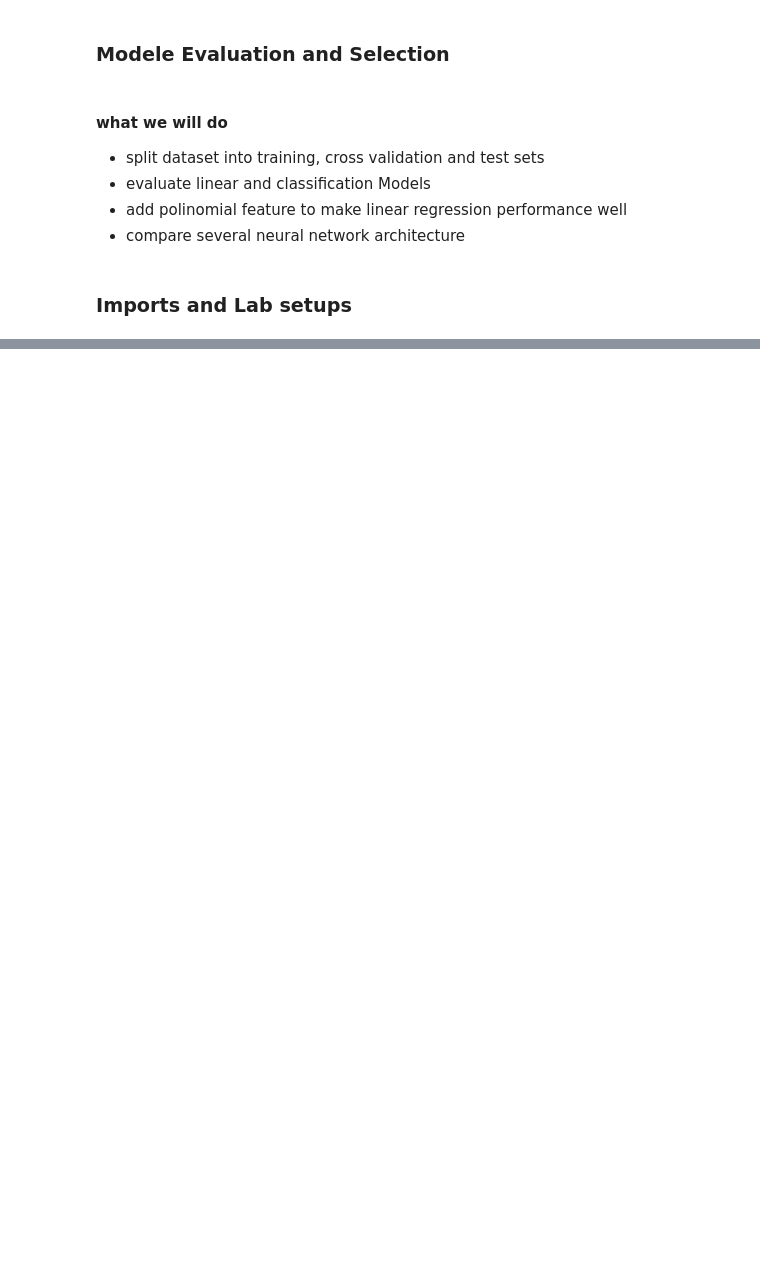
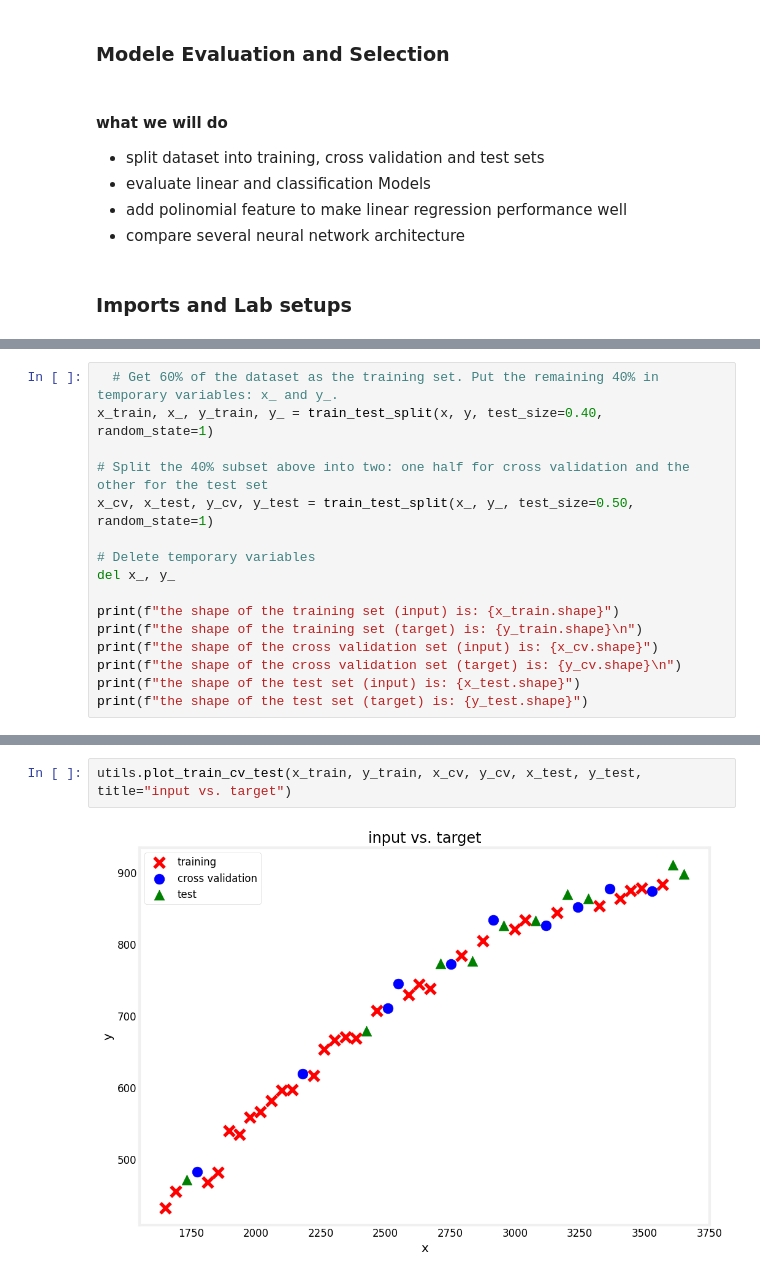
Before and after one commit to YeabsiraNigusse/machine-Learning, a Jupyter notebook: Model Evaluation and Selection/Model Evaluation and Selection.ipynb, the cells around one changed output, grey strips where cells are left out. Cells and saved outputs as stored; diff of their text form; blank space fills up the shorter version.

```diff
--- a/Model Evaluation and Selection/Model Evaluation and Selection.ipynb
+++ b/Model Evaluation and Selection/Model Evaluation and Selection.ipynb
@@ -41,0 +104,16 @@ tf.autograph.set_verbosity(0)
+# %%
+  # Get 60% of the dataset as the training set. Put the remaining 40% in temporary variables: x_ and y_.
+x_train, x_, y_train, y_ = train_test_split(x, y, test_size=0.40, random_state=1)
+
+# Split the 40% subset above into two: one half for cross validation and the other for the test set
+x_cv, x_test, y_cv, y_test = train_test_split(x_, y_, test_size=0.50, random_state=1)
+
+# Delete temporary variables
+del x_, y_
+
+print(f"the shape of the training set (input) is: {x_train.shape}")
+print(f"the shape of the training set (target) is: {y_train.shape}\n")
+print(f"the shape of the cross validation set (input) is: {x_cv.shape}")
+print(f"the shape of the cross validation set (target) is: {y_cv.shape}\n")
+print(f"the shape of the test set (input) is: {x_test.shape}")
+print(f"the shape of the test set (target) is: {y_test.shape}")
@@ -41,0 +129,4 @@ tf.autograph.set_verbosity(0)
+# %%
+utils.plot_train_cv_test(x_train, y_train, x_cv, y_cv, x_test, y_test, title="input vs. target")
+# %% [output]
+[figure, added]
```
Also changed, not shown: parts of 16 cells of this notebook.
